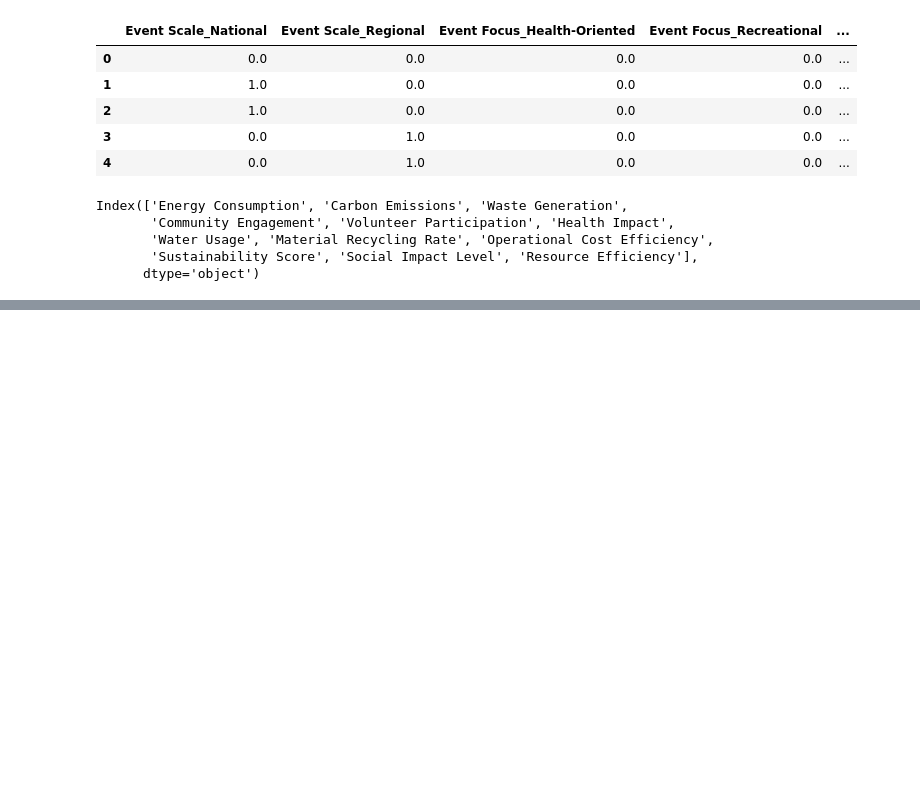
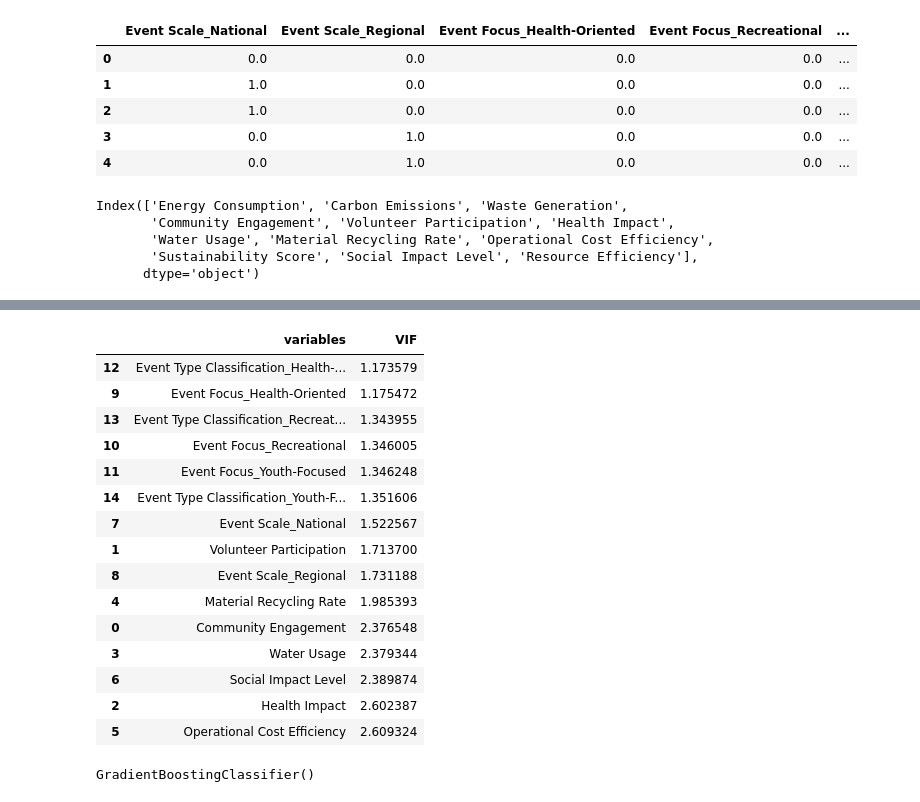
Before and after one commit to DLeifert1007/Project2, a Jupyter notebook: Preprocessing.ipynb, the cells around one changed output, grey strips where cells are left out. Drawn from its saved outputs; the diff is of its cells as text; code cells hidden in the pictures; blank space fills up the shorter version.

```diff
--- a/Preprocessing.ipynb
+++ b/Preprocessing.ipynb
@@ -191,0 +250,25 @@ df.to_csv('sports_management_encoded.csv', index=False)
+# %%
+# Create another X variable by dropping engine-location
+# and the 4 columns with the highest VIF scores
+
+X_vif = X.drop(columns=['Carbon Emissions', 'Energy Consumption', 'Waste Generation', 'Resource Efficiency'])
+
+# Recalculate the VIF scores
+calc_vif(X_vif).sort_values('VIF')
+# %% [output]
+|  | variables | VIF |
+| 12 | Event Type Classification_Health-... | 1.173579 |
+| 9 | Event Focus_Health-Oriented | 1.175472 |
+| 13 | Event Type Classification_Recreat... | 1.343955 |
+| 10 | Event Focus_Recreational | 1.346005 |
+| 11 | Event Focus_Youth-Focused | 1.346248 |
+| 14 | Event Type Classification_Youth-F... | 1.351606 |
+| 7 | Event Scale_National | 1.522567 |
+| 1 | Volunteer Participation | 1.713700 |
+| 8 | Event Scale_Regional | 1.731188 |
+| 4 | Material Recycling Rate | 1.985393 |
+| 0 | Community Engagement | 2.376548 |
+| 3 | Water Usage | 2.379344 |
+| 6 | Social Impact Level | 2.389874 |
+| 2 | Health Impact | 2.602387 |
+| 5 | Operational Cost Efficiency | 2.609324 |
@@ -191,0 +292,14 @@ df.to_csv('sports_management_encoded.csv', index=False)
+# %%
+# Train two models using the different X variables
+
+# Create the models
+gb1 = GradientBoostingClassifier()
+gb2 = GradientBoostingClassifier()
+# gb3 = GradientBoostingClassifier()
+
+# Fit the models
+gb1.fit(X_full_train, y_train)
+gb2.fit(X_vif_train, y_train)
+# gb3.fit(X_vif_wg, y_train)
+# %% [output]
+GradientBoostingClassifier()
```
Also changed, not shown: parts of 11 cells of this notebook.
